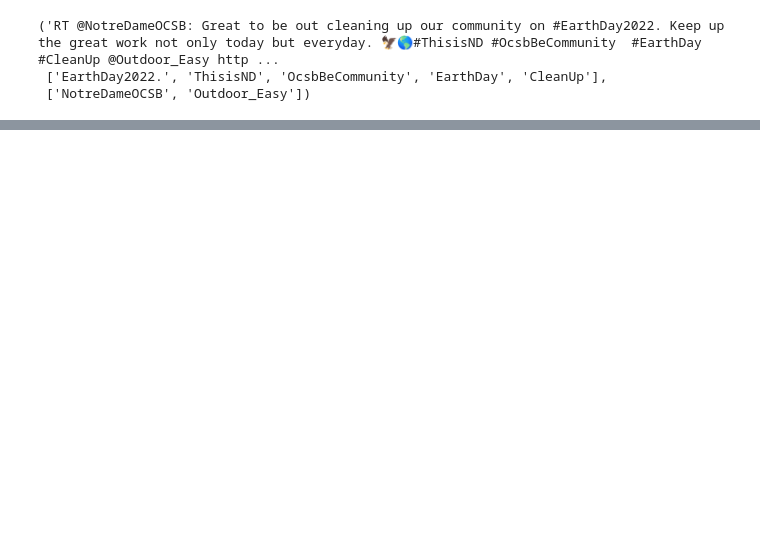
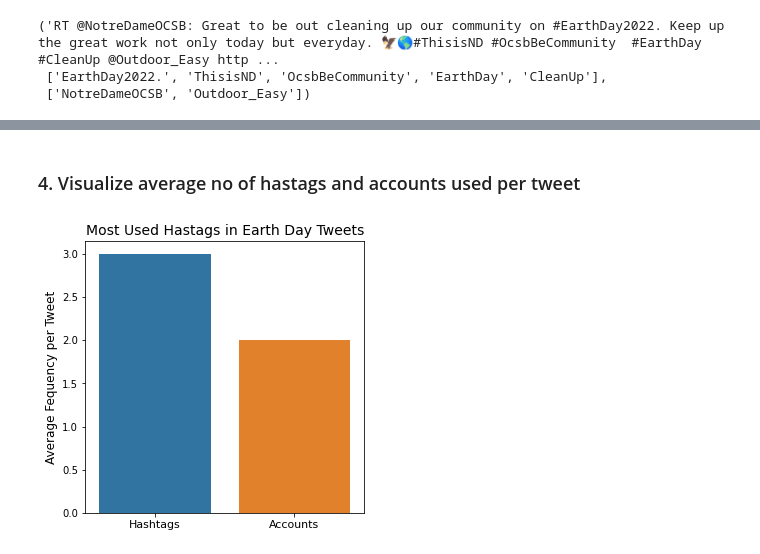
Before and after one commit to dinesh-gitrepo/UCDPA_DineshGangwar, a Jupyter notebook: Earth_Day_Tweets_Analysis.ipynb, the cells around one changed output, grey strips where cells are left out. Saved outputs shown, nothing was run; the diff lists cells and outputs as text; code cells hidden in the pictures; blank space fills up the shorter version.

```diff
--- a/Earth_Day_Tweets_Analysis.ipynb
+++ b/Earth_Day_Tweets_Analysis.ipynb
@@ -284,0 +327,18 @@ plt.show()
+# %% [markdown]
+### 4. Visualize average no of hastags and accounts used per tweet
+# %%
+from statistics import mean
+
+# plotting average number of hastags used and accounts tagged per tweet
+fig, ax = plt.subplots(figsize=(5, 5))
+
+sns.barplot(['Hashtags', 'Accounts'],
+       [round(mean(tweet_df['derv_hashtags'].apply(len))), round(mean(tweet_df['derv_accounts'].apply(len)))] )
+
+ax.set_ylabel('Average Fequency per Tweet', fontsize=12)
+ax.set_title('Most Used Hastags in Earth Day Tweets', fontsize=14)
+ax.set_xticklabels(['Hashtags', 'Accounts'], fontsize=11)
+
+plt.show()
+# %% [output]
+[figure, added]
```
Also changed, not shown: parts of 13 cells of this notebook, 2 other files.
